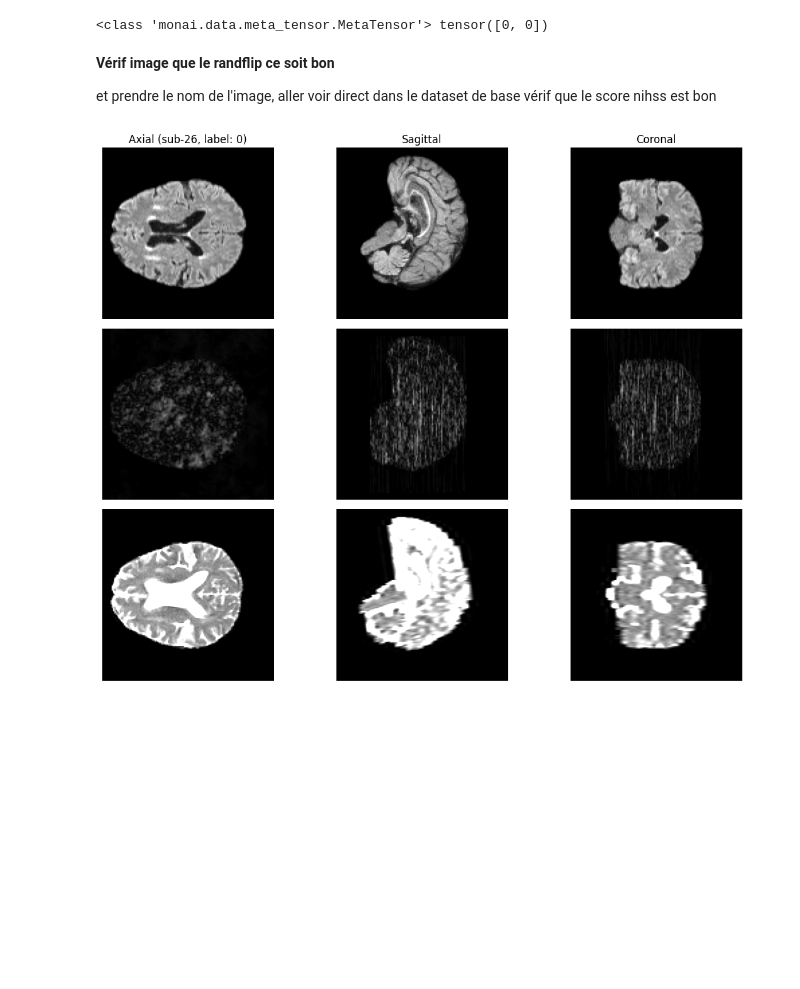
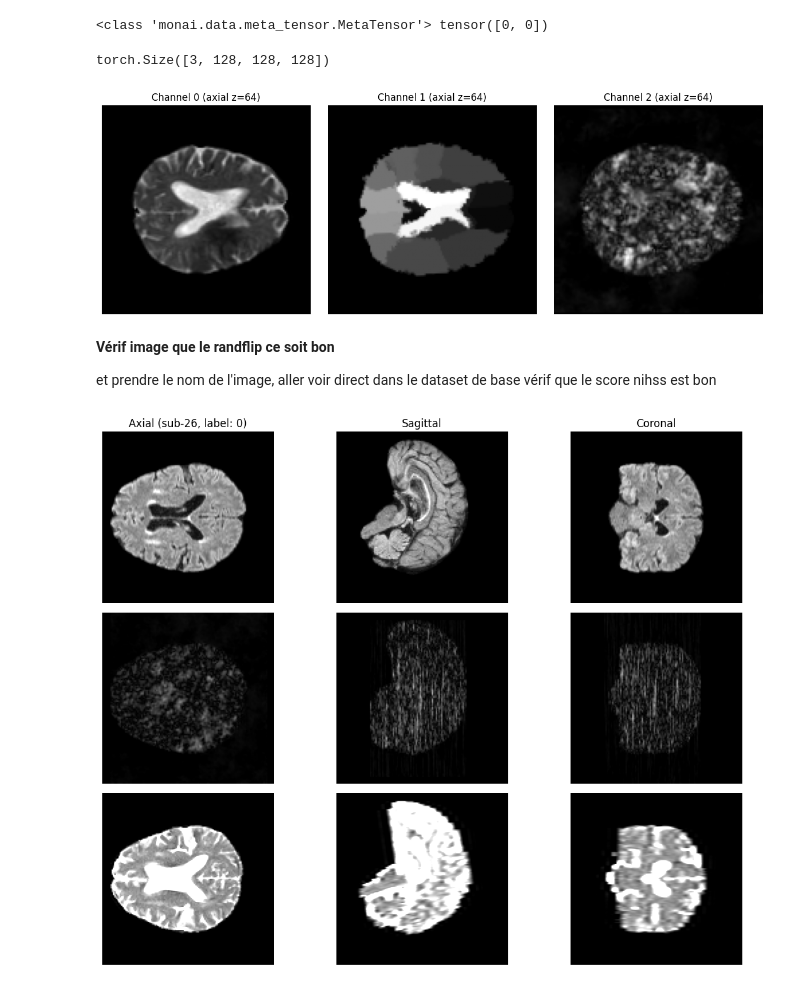
Before and after one commit to theotimefd/StrokeUADiag, a Jupyter notebook: classification/densenet_training.ipynb, the cells around one changed output. Saved outputs shown, nothing was run; the diff lists cells and outputs as text; code cells hidden in the pictures; blank space fills up the shorter version.

```diff
--- a/classification/densenet_training.ipynb
+++ b/classification/densenet_training.ipynb
@@ -275,11 +275,12 @@ print(final_images)
 # %%
 train_files = [{"img": img, "label": label} for img, label in zip(final_images[:100], labels[:100])]
-val_files = [{"img": img, "label": label} for img, label in zip(final_images[100:], labels[100:])]
+#val_files = [{"img": img, "label": label} for img, label in zip(final_images[100:], labels[100:])]
 
 # Define transforms
 train_transforms = Compose([
     transforms.LoadImaged(keys=["img"]),
     transforms.EnsureChannelFirstd(keys=["img"]),
+    SelectChannelsd(keys=["img"], selected_channels=[2, 4, 1]),
     transforms.RandAffined(keys=["img"], prob=0.5, rotate_range=(0.1, 0.1, 0.1)),
     transforms.RandScaleCropd(keys=["img"], roi_scale=0.9, max_roi_scale=1.1, random_size=True),
     transforms.ResizeWithPadOrCropd(keys=["img"], spatial_size=(image_size, image_size, image_size)),
@@ -307,10 +308,32 @@ train_ds = monai.data.Dataset(data=train_files, transform=train_transforms)
 train_loader = DataLoader(train_ds, batch_size=2, shuffle=False, num_workers=2, pin_memory=torch.cuda.is_available())
 
 # create a validation data loader
-val_ds = monai.data.Dataset(data=val_files, transform=val_transforms)
-val_loader = DataLoader(val_ds, batch_size=2, shuffle=False, num_workers=2, pin_memory=torch.cuda.is_available())
+#val_ds = monai.data.Dataset(data=val_files, transform=val_transforms)
+#val_loader = DataLoader(val_ds, batch_size=2, shuffle=False, num_workers=2, pin_memory=torch.cuda.is_available())
 # %% [output]
 <class 'monai.data.meta_tensor.MetaTensor'> tensor([0, 0])
+# %%
+sample = train_ds[12]
+print(sample["img"].shape)
+# %% [output]
+torch.Size([3, 128, 128, 128])
+# %%
+# Display the middle axial slice of the three channels of the sample image
+img_t = sample["img"]
+img = img_t.detach().cpu().numpy() if torch.is_tensor(img_t) else np.asarray(img_t)
+
+assert img.ndim == 4 and img.shape[0] >= 3, f"Unexpected image shape: {img.shape}"
+mid_z = img.shape[-1] // 2
+
+fig, axes = plt.subplots(1, 3, figsize=(12, 4))
+for i in range(3):
+    axes[i].imshow(img[i, :, :, mid_z], cmap="gray")
+    axes[i].axis("off")
+    axes[i].set_title(f"Channel {i} (axial z={mid_z})")
+plt.tight_layout()
+plt.show()
+# %% [output]
+[figure, added]
 # %% [markdown]
 **Vérif image que le randflip ce soit bon**
 
```
Also changed, not shown: parts of 3 cells of this notebook, 24 other files.
